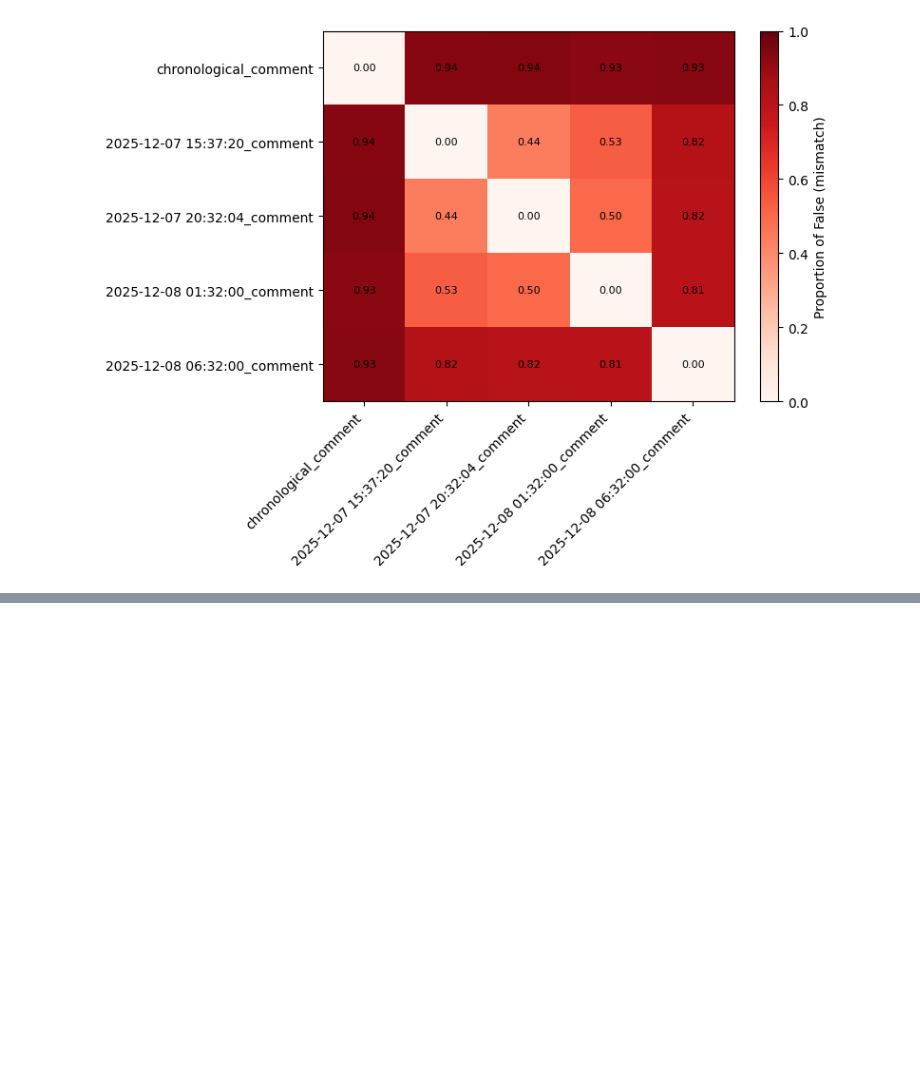
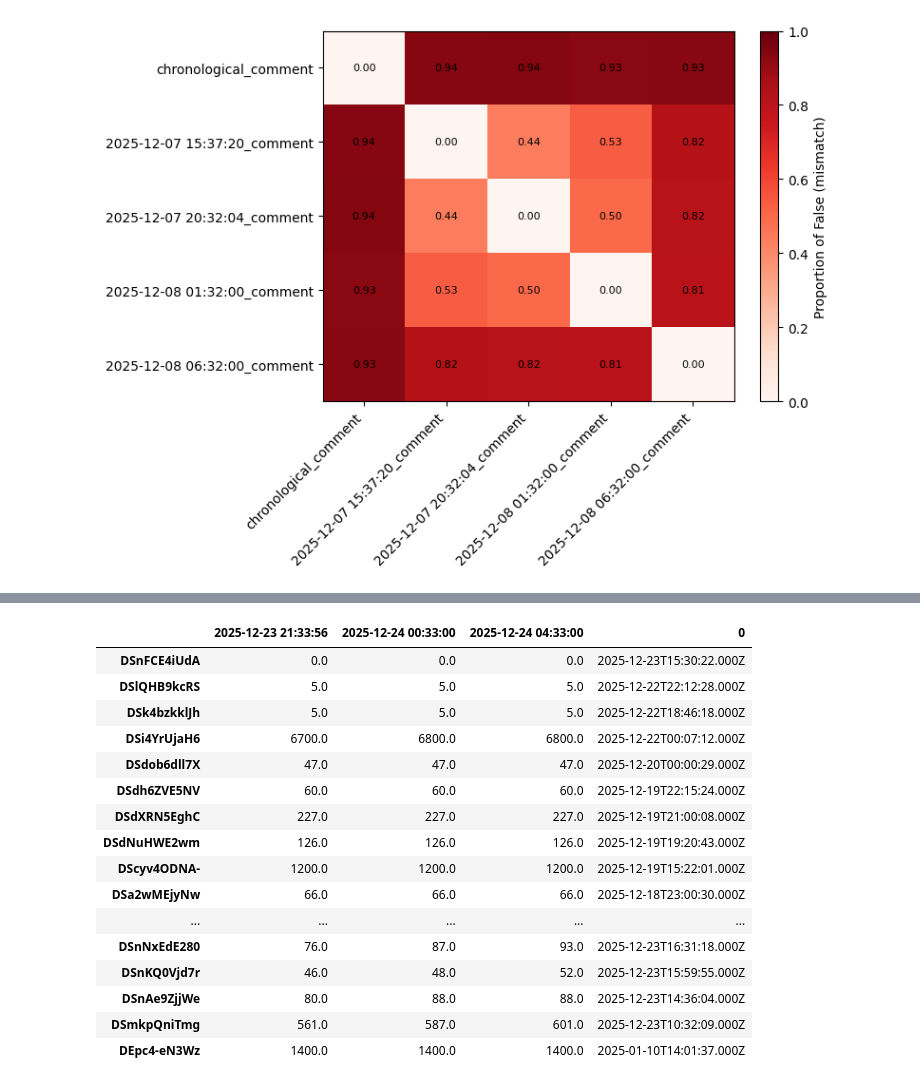
Before and after one commit to nbrahmani/insta-comments, a Jupyter notebook: old_code/initial_stabilisation_checks.ipynb, the cells around one changed output, grey strips where cells are left out. Saved outputs shown, nothing was run; the diff lists cells and outputs as text; code cells hidden in the pictures; blank space fills up the shorter version.

```diff
--- a/stabilisation_checks.ipynb
+++ b/old_code/initial_stabilisation_checks.ipynb
@@ -628,0 +691,29 @@ plt.show()
+# %%
+comments = {}
+
+for x in os.listdir(filepath):
+    if 'control' in x and 'timestamps' not in x:
+        print(x)
+        with open(f'{filepath}/{x}', 'r') as fp:
+            data = json.load(fp)
+
+        timestamp = x.split('data_')[1]
+
+
+        if data:
+            for k, v in data.items():
+                if k not in comments:
+                    comments[k] = {}
+
+                if len(v) == 2:
+                    num = v[1].lower()
+                    if 'k' in num:
+                        num = num.replace('k', '')
+                        num = float(num)*1000
+                    else:
+                        num = float(v[1])
+                    comments[k][timestamp] = num
+                elif len(v) == 1:
+                    comments[k][timestamp] = 0
+                else:
+                    print(len(v), 'mismatch')
@@ -628,0 +725,4 @@ plt.show()
+# %%
+comments_df = pd.DataFrame.from_dict(comments).T
+comments_df = comments_df[['2025-12-23 21:33:56', '2025-12-24 00:33:00', '2025-12-24 04:33:00']]
+comments_df
@@ -628,0 +763,26 @@ plt.show()
+# %%
+with open('/Users/brahmaninutakki/saarland/insta-comments/saved_data/new/saturation/control_timestamps_data_2025-12-23 21:33:56', 'r') as fp:
+    timestamp_data = json.load(fp)
+# %%
+timestamp_df = pd.DataFrame.from_dict(timestamp_data).T
+timestamp_df.rename(columns={'0': 'timestamp'}, inplace=True)
+# %%
+pd.merge(comments_df, timestamp_df, left_index=True, right_index=True).dropna()
+# %% [output]
+|  | 2025-12-23 21:33:56 | 2025-12-24 00:33:00 | 2025-12-24 04:33:00 | 0 |
+| DSnFCE4iUdA | 0.0 | 0.0 | 0.0 | 2025-12-23T15:30:22.000Z |
+| DSlQHB9kcRS | 5.0 | 5.0 | 5.0 | 2025-12-22T22:12:28.000Z |
+| DSk4bzkklJh | 5.0 | 5.0 | 5.0 | 2025-12-22T18:46:18.000Z |
+| DSi4YrUjaH6 | 6700.0 | 6800.0 | 6800.0 | 2025-12-22T00:07:12.000Z |
+| DSdob6dll7X | 47.0 | 47.0 | 47.0 | 2025-12-20T00:00:29.000Z |
+| DSdh6ZVE5NV | 60.0 | 60.0 | 60.0 | 2025-12-19T22:15:24.000Z |
+| DSdXRN5EghC | 227.0 | 227.0 | 227.0 | 2025-12-19T21:00:08.000Z |
+| DSdNuHWE2wm | 126.0 | 126.0 | 126.0 | 2025-12-19T19:20:43.000Z |
+| DScyv4ODNA- | 1200.0 | 1200.0 | 1200.0 | 2025-12-19T15:22:01.000Z |
+| DSa2wMEjyNw | 66.0 | 66.0 | 66.0 | 2025-12-18T23:00:30.000Z |
+| ... | ... | ... | ... | ... |
+| DSnNxEdE280 | 76.0 | 87.0 | 93.0 | 2025-12-23T16:31:18.000Z |
+| DSnKQ0Vjd7r | 46.0 | 48.0 | 52.0 | 2025-12-23T15:59:55.000Z |
+| DSnAe9ZjjWe | 80.0 | 88.0 | 88.0 | 2025-12-23T14:36:04.000Z |
+| DSmkpQniTmg | 561.0 | 587.0 | 601.0 | 2025-12-23T10:32:09.000Z |
+| DEpc4-eN3Wz | 1400.0 | 1400.0 | 1400.0 | 2025-01-10T14:01:37.000Z |
```
Also changed, not shown: parts of 12 cells of this notebook, 14 other files.
